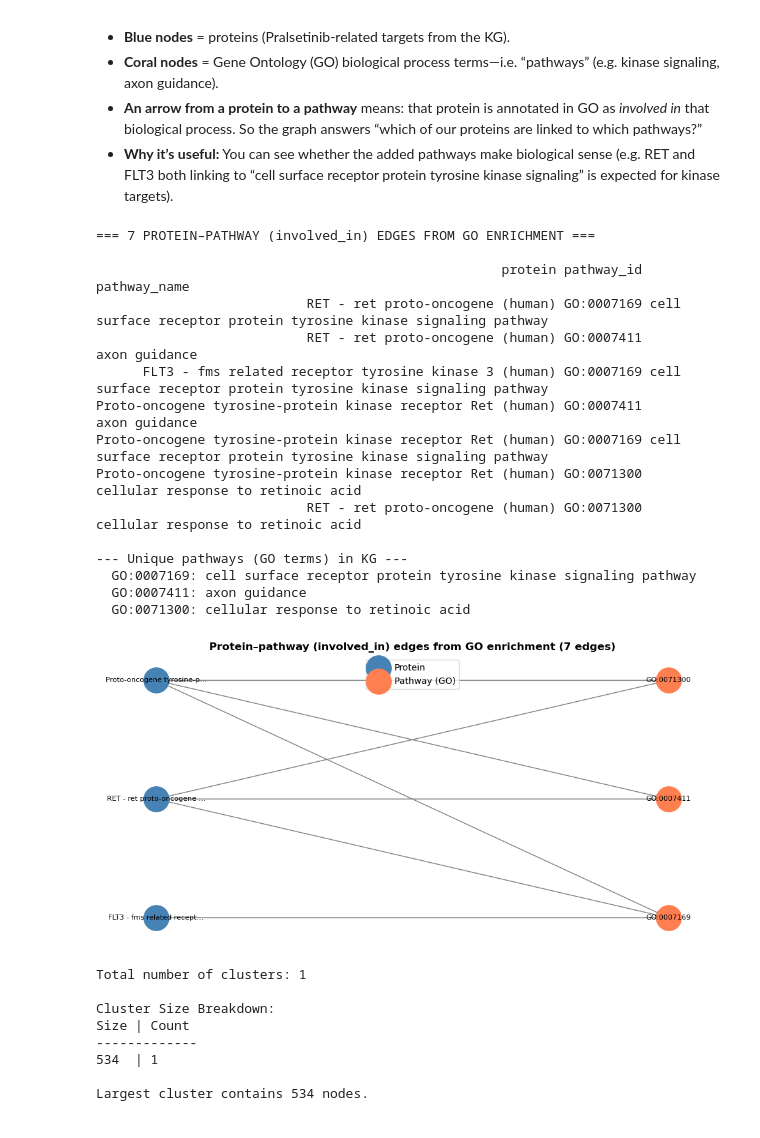
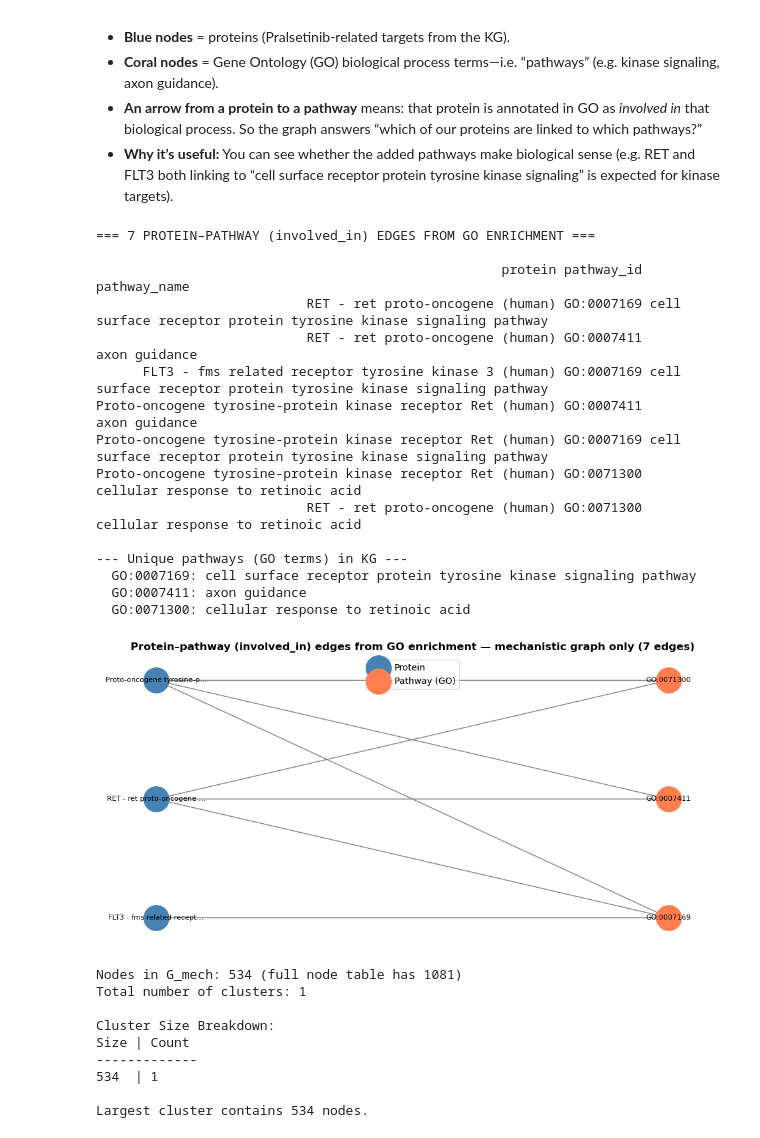
Before and after one commit to Ishaanbal/DSC180B-B23-Knowledge-Graph-and-Biomedical-Ontology, a Jupyter notebook: notebooks/eda.ipynb, the cells around one changed output. Saved outputs shown, nothing was run; the diff lists cells and outputs as text; code cells hidden in the pictures.

```diff
--- a/notebooks/eda.ipynb
+++ b/notebooks/eda.ipynb
@@ -359,7 +400,7 @@ The poster notes that GO enrichment added **7** `involved_in` edges (Protein →
 - **An arrow from a protein to a pathway** means: that protein is annotated in GO as *involved in* that biological process. So the graph answers “which of our proteins are linked to which pathways?”
 - **Why it’s useful:** You can see whether the added pathways make biological sense (e.g. RET and FLT3 both linking to “cell surface receptor protein tyrosine kinase signaling” is expected for kinase targets).
 # %%
-# Annotated list of the 7 GO enrichment (involved_in) edges
+# GO enrichment: annotated list of the 7 involved_in (protein -> pathway) edges
 involved = edges_df[edges_df["relation"] == "involved_in"].copy()
 involved = involved.rename(columns={"source": "protein", "target": "pathway_id"})
 involved["pathway_name"] = involved["metadata"].fillna(involved["pathway_id"])
@@ -383,46 +424,47 @@ pathway_set = set(involved["pathway_id"])
 
 fig, ax = plt.subplots(figsize=(10, 5))
 pos = nx.bipartite_layout(G_path, protein_set, align="vertical")
 # Shorten protein labels for display
 pos_short = {n: pos[n] for n in G_path.nodes()}
 labels = {n: (n[:25] + "…" if len(n) > 25 and n in protein_set else n) for n in G_path.nodes()}
 nx.draw_networkx_nodes(G_path, pos, nodelist=list(protein_set), node_color="steelblue", node_size=800, label="Protein", ax=ax)
 nx.draw_networkx_nodes(G_path, pos, nodelist=list(pathway_set), node_color="coral", node_size=800, label="Pathway (GO)", ax=ax)
 nx.draw_networkx_edges(G_path, pos, edge_color="gray", ax=ax)
 nx.draw_networkx_labels(G_path, pos, labels, font_size=8, ax=ax)
-ax.set_title("Protein–pathway (involved_in) edges from GO enrichment (7 edges)", fontweight="bold")
+ax.set_title("Protein–pathway (involved_in) edges from GO enrichment — mechanistic graph only (7 edges)", fontweight="bold")
 ax.legend(scatterpoints=1)
 ax.axis("off")
 plt.tight_layout()
 plt.show()
 # %% [output]
 === 7 PROTEIN–PATHWAY (involved_in) EDGES FROM GO ENRICHMENT ===
 
                                                     protein pathway_id                                                    pathway_name
                            RET - ret proto-oncogene (human) GO:0007169 cell surface receptor protein tyrosine kinase signaling pathway
                            RET - ret proto-oncogene (human) GO:0007411                                                   axon guidance
       FLT3 - fms related receptor tyrosine kinase 3 (human) GO:0007169 cell surface receptor protein tyrosine kinase signaling pathway
 Proto-oncogene tyrosine-protein kinase receptor Ret (human) GO:0007411                                                   axon guidance
 Proto-oncogene tyrosine-protein kinase receptor Ret (human) GO:0007169 cell surface receptor protein tyrosine kinase signaling pathway
 Proto-oncogene tyrosine-protein kinase receptor Ret (human) GO:0071300                              cellular response to retinoic acid
                            RET - ret proto-oncogene (human) GO:0071300                              cellular response to retinoic acid
 
 --- Unique pathways (GO terms) in KG ---
   GO:0007169: cell surface receptor protein tyrosine kinase signaling pathway
   GO:0007411: axon guidance
   GO:0071300: cellular response to retinoic acid
-[figure, old version]
+[figure, new version]
 # %%
-# 1. Identify all weakly connected components (clusters)
-# This includes single isolated nodes as components of size 1
+# 7. Connectivity: identify weakly connected components (clusters)
+# G_mech = nodes that appear in the edge table (534); node table has 1081 (547 never appear in any edge).
 components = list(nx.weakly_connected_components(G_mech))
 
-# 2. Calculate the size of each cluster
+# Component sizes
 component_sizes = [len(c) for c in components]
 
-# 3. Create a summary for easy reading
+# Summary table
 size_summary = pd.Series(component_sizes).value_counts().sort_index(ascending=False)
 
+print(f"Nodes in G_mech: {G_mech.number_of_nodes()} (full node table has {len(nodes_df)})")
 print(f"Total number of clusters: {len(components)}")
 print("\nCluster Size Breakdown:")
 print("Size | Count")
@@ -430,10 +472,11 @@ print("-------------")
 for size, count in size_summary.items():
     print(f"{size:<4} | {count}")
 
-# Optional: List the nodes in the largest cluster
+# Optional: list nodes in largest component
 largest_cluster = max(components, key=len)
 print(f"\nLargest cluster contains {len(largest_cluster)} nodes.")
 # %% [output]
+Nodes in G_mech: 534 (full node table has 1081)
 Total number of clusters: 1
 
 Cluster Size Breakdown:
```
Also changed, not shown: parts of 27 cells of this notebook.
